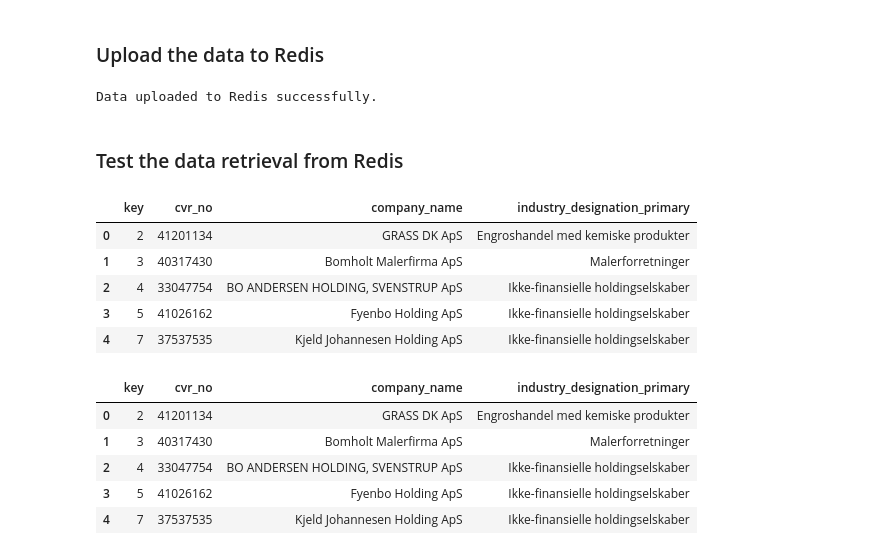
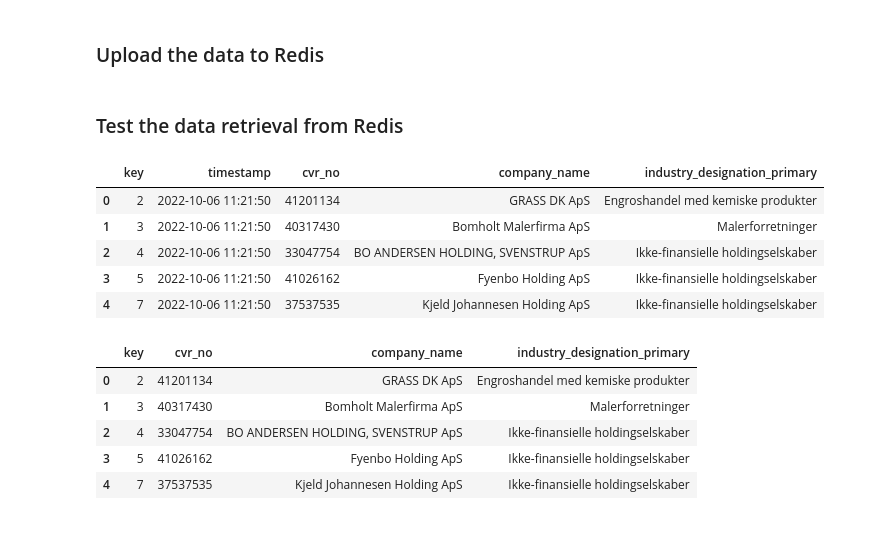
Before and after one commit to YashJ2112/redis-local-store-data, a Jupyter notebook: redis-local-connect.ipynb, the cells around one changed output. Drawn from its saved outputs; the diff is of its cells as text; code cells hidden in the pictures.

```diff
--- a/redis-local-connect.ipynb
+++ b/redis-local-connect.ipynb
@@ -35,0 +37,7 @@ df[:5]
+# %%
+# df.head()
+df = df[["key","timestamp","cvr_no", "company_name","industry_designation_primary"]]
+df.head()
+# %%
+# Create the 'key_transform' column using the apply method
+df['key_transform'] = df.index.to_series().apply(lambda x: f'{x}')
@@ -35,0 +69,4 @@ df[:5]
+# %%
+trans_key = df['key'].astype('str')
+df['key'] = trans_key
+df.head()
@@ -36,2 +83,5 @@ df[:5]
 # %%
 df.industry_designation_primary.tolist()
+# %%
+df.key_transform = df.key_transform.astype(int)
+df.dtypes
@@ -39,18 +107,19 @@ df.industry_designation_primary.tolist()
 ### Upload the data to Redis
 # %%
 for _, row in df.iterrows():
-    row_id = row['key']  # Assuming 'key' column contains the unique identifier
-    row_dict = row.drop('key').to_dict()
-
+    row_id = row['key_transform']  # Assuming 'key' column contains the unique identifier
+    row_dict = row.drop('key_transform').to_dict()
+    row_dict = {k: v if pd.notna(v) else None for k, v in row_dict.items()}
+    # json_data = json.dumps(row_dict)
+    print(row_dict)
     # Convert Timestamp values to string
     for key, value in row_dict.items():
         if isinstance(value, pd.Timestamp):
             row_dict[key] = value.strftime('%Y-%m-%d %H:%M:%S')
 
-    r.hset(row_id, mapping=row_dict)
+    r.execute_command('JSON.SET', row_id, '.', json.dumps(row_dict))
+    # json_data = json.dumps(row_dict)
 
 print("Data uploaded to Redis successfully.")
-# %% [output]
-Data uploaded to Redis successfully.
 # %% [markdown]
 ### Test the data retrieval from Redis
@@ -63,14 +129,14 @@ for key in keys:
 # %%
 # df.head()
-df = df[["key","cvr_no", "company_name","industry_designation_primary"]]
+df = df[["key","timestamp","cvr_no", "company_name","industry_designation_primary"]]
 df.head()
 # %% [output]
-|  | key | cvr_no | company_name | industry_designation_primary |
-| 0 | 2 | 41201134 | GRASS DK ApS | Engroshandel med kemiske produkter |
-| 1 | 3 | 40317430 | Bomholt Malerfirma ApS | Malerforretninger |
-| 2 | 4 | 33047754 | BO ANDERSEN HOLDING, SVENSTRUP ApS | Ikke-finansielle holdingselskaber |
-| 3 | 5 | 41026162 | Fyenbo Holding ApS | Ikke-finansielle holdingselskaber |
-| 4 | 7 | 37537535 | Kjeld Johannesen Holding ApS | Ikke-finansielle holdingselskaber |
+|  | key | timestamp | cvr_no | company_name | industry_designation_primary |
+| 0 | 2 | 2022-10-06 11:21:50 | 41201134 | GRASS DK ApS | Engroshandel med kemiske produkter |
+| 1 | 3 | 2022-10-06 11:21:50 | 40317430 | Bomholt Malerfirma ApS | Malerforretninger |
+| 2 | 4 | 2022-10-06 11:21:50 | 33047754 | BO ANDERSEN HOLDING, SVENSTRUP ApS | Ikke-finansielle holdingselskaber |
+| 3 | 5 | 2022-10-06 11:21:50 | 41026162 | Fyenbo Holding ApS | Ikke-finansielle holdingselskaber |
+| 4 | 7 | 2022-10-06 11:21:50 | 37537535 | Kjeld Johannesen Holding ApS | Ikke-finansielle holdingselskaber |
 # %%
 trans_key = df['key'].astype('str')
 df['key'] = trans_key
```
Also changed, not shown: parts of 10 cells of this notebook.
